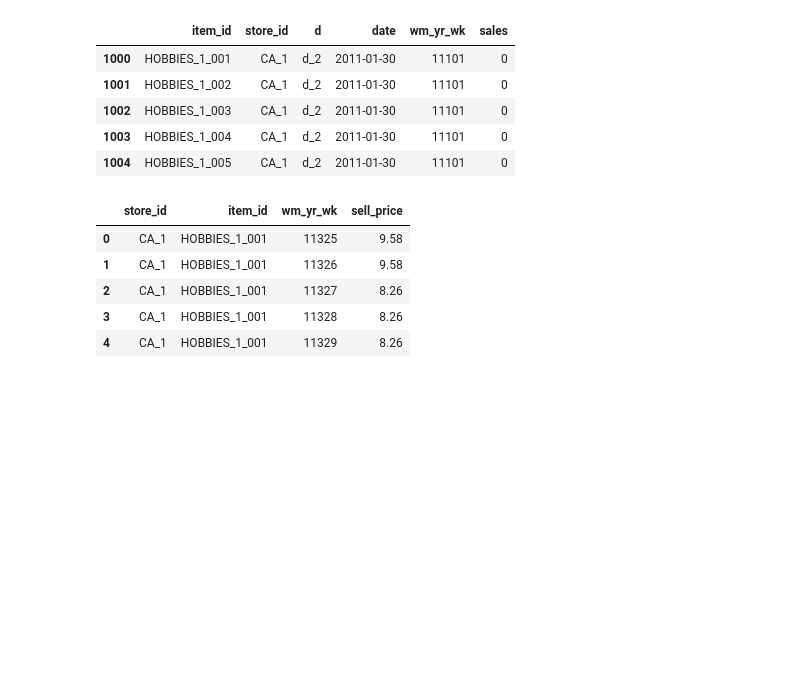
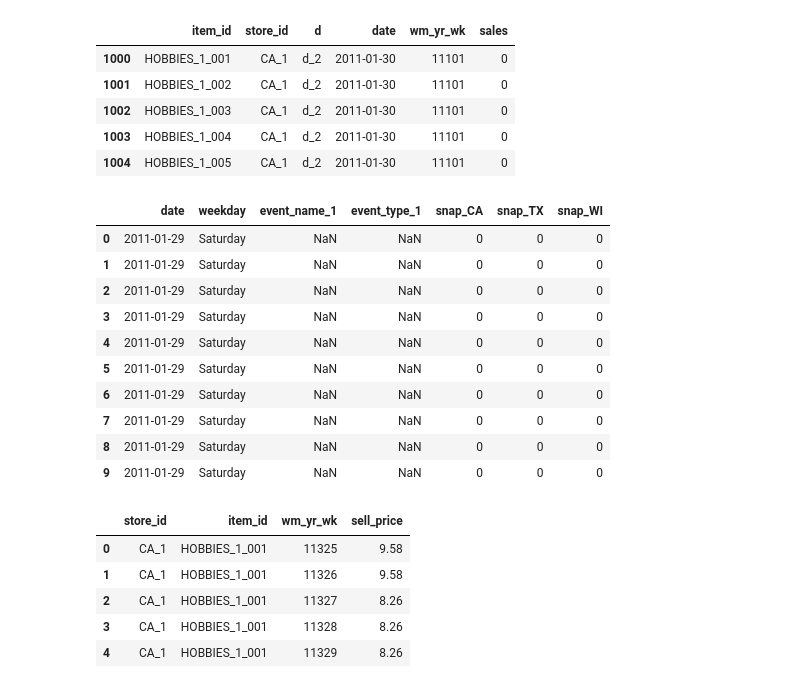
Before and after one commit to piyushmishra76/ai-supply-chain-intelligence, a Jupyter notebook: notebooks/02_data_transformation.ipynb, the cells around one changed output. Drawn from its saved outputs; the diff is of its cells as text; code cells hidden in the pictures; blank space fills up the shorter version.

```diff
--- a/notebooks/02_data_transformation.ipynb
+++ b/notebooks/02_data_transformation.ipynb
@@ -153,6 +171,30 @@ sales_long[sales_long["d"]=="d_2"][["item_id", "store_id", "d", "date","wm_yr_wk
 | 1002 | HOBBIES_1_003 | CA_1 | d_2 | 2011-01-30 | 11101 | 0 |
 | 1003 | HOBBIES_1_004 | CA_1 | d_2 | 2011-01-30 | 11101 | 0 |
 | 1004 | HOBBIES_1_005 | CA_1 | d_2 | 2011-01-30 | 11101 | 0 |
+# %%
+sales_long[
+    [
+        "date",
+        "weekday",
+        "event_name_1",
+        "event_type_1",
+        "snap_CA",
+        "snap_TX",
+        "snap_WI"
+    ]
+].head(10)
+# %% [output]
+|  | date | weekday | event_name_1 | event_type_1 | snap_CA | snap_TX | snap_WI |
+| 0 | 2011-01-29 | Saturday | NaN | NaN | 0 | 0 | 0 |
+| 1 | 2011-01-29 | Saturday | NaN | NaN | 0 | 0 | 0 |
+| 2 | 2011-01-29 | Saturday | NaN | NaN | 0 | 0 | 0 |
+| 3 | 2011-01-29 | Saturday | NaN | NaN | 0 | 0 | 0 |
+| 4 | 2011-01-29 | Saturday | NaN | NaN | 0 | 0 | 0 |
+| 5 | 2011-01-29 | Saturday | NaN | NaN | 0 | 0 | 0 |
+| 6 | 2011-01-29 | Saturday | NaN | NaN | 0 | 0 | 0 |
+| 7 | 2011-01-29 | Saturday | NaN | NaN | 0 | 0 | 0 |
+| 8 | 2011-01-29 | Saturday | NaN | NaN | 0 | 0 | 0 |
+| 9 | 2011-01-29 | Saturday | NaN | NaN | 0 | 0 | 0 |
 # %%
 #lets inspect the price data
 prices.head()
```
Also changed, not shown: parts of 11 cells of this notebook, 3 other files.
